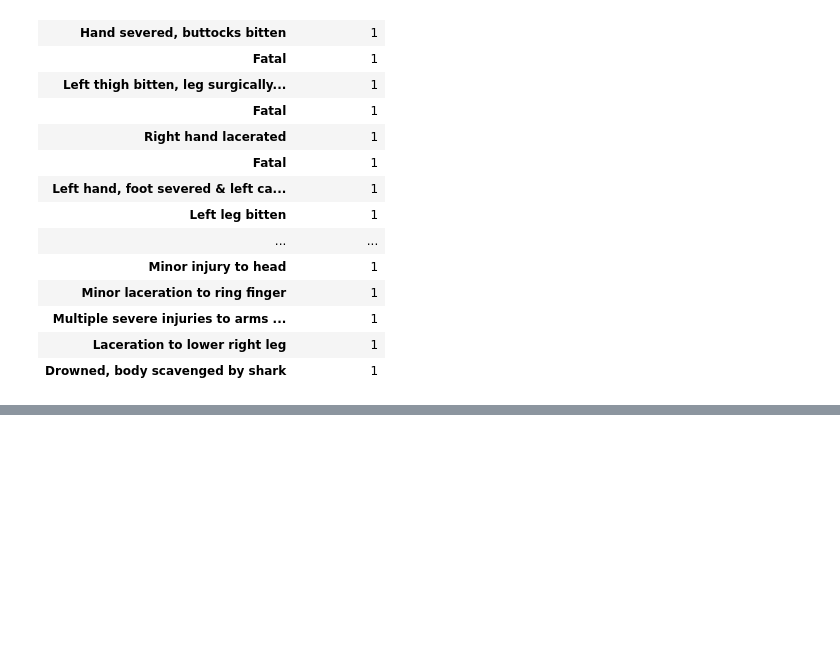
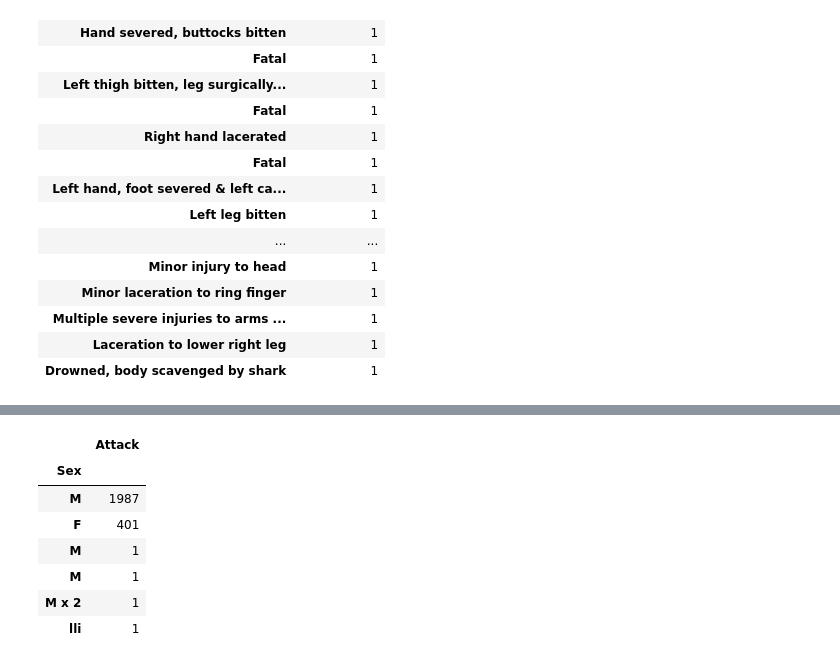
Before and after one commit to PedroPavanii/conditional_statements, a Jupyter notebook: projeto_SHARK.ipynb, the cells around one changed output, grey strips where cells are left out. Cells and saved outputs as stored; diff of their text form; code cells hidden in the pictures; blank space fills up the shorter version.

```diff
--- a/projeto_SHARK.ipynb
+++ b/projeto_SHARK.ipynb
@@ -318,0 +365,16 @@ df_body_boarding
+# %%
+ataques_usa = tabela_shark.loc[:,['Country', 'Sex ']]
+ataques_usa = ataques_usa.loc[ataques_usa['Country'] == 'USA'].dropna().value_counts().to_frame().reset_index()
+ataques_usa.columns = ['index','Sex','Attack']
+ataques_usa = ataques_usa.drop('index',axis = 1)
+ataques_usa.set_index('Sex', inplace =True)
+ataques_usa
+# %% [output]
+|  | Attack |
+| Sex |  |
+| M | 1987 |
+| F | 401 |
+| M | 1 |
+| M | 1 |
+| M x 2 | 1 |
+| lli | 1 |
```
Also changed, not shown: parts of 8 cells of this notebook.
